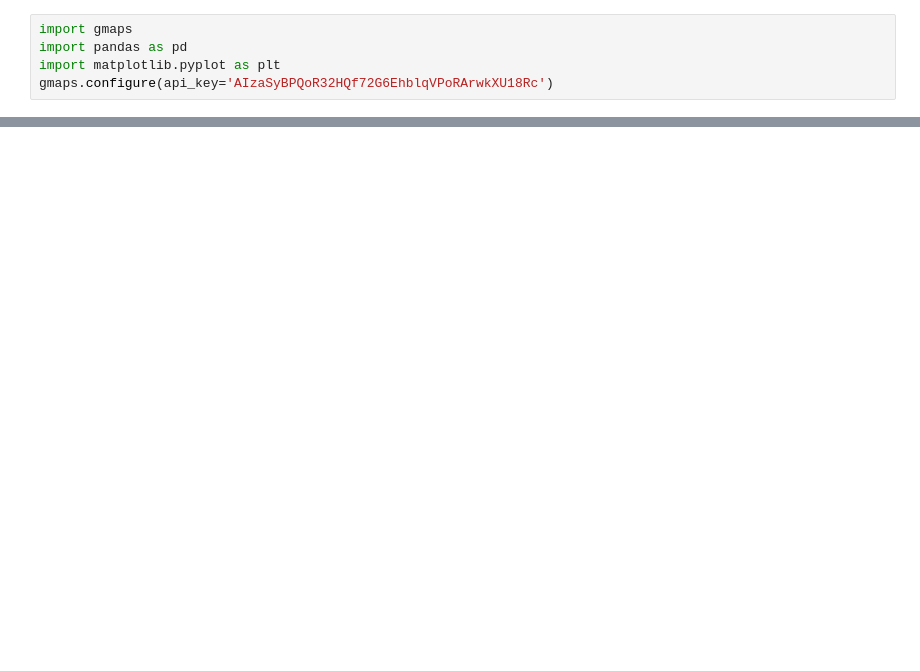
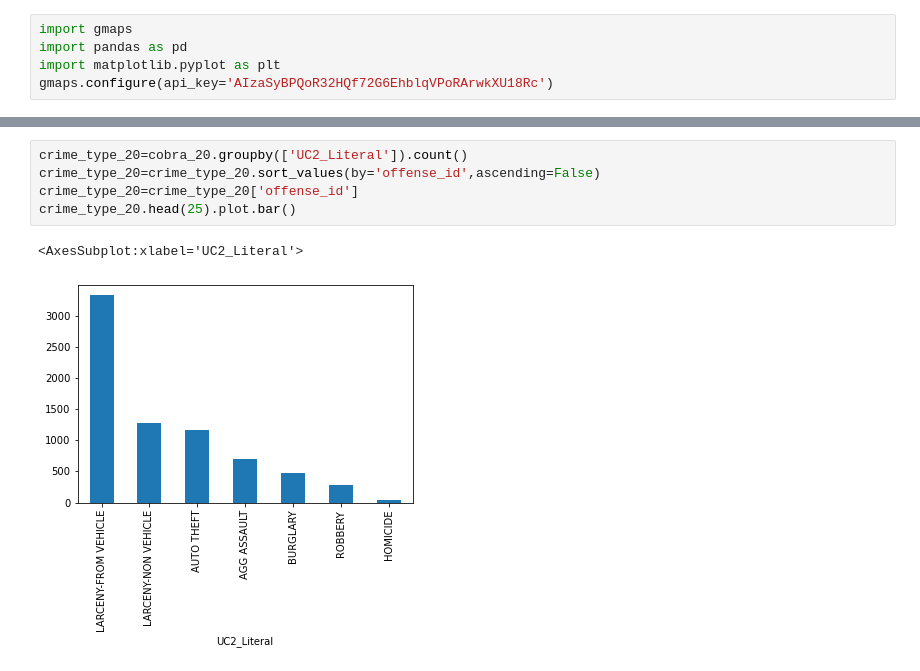
Before and after one commit to iiiramal/project-1-team-4, a Jupyter notebook: WhereIsTheMostCrime.ipynb, the cells around one changed output, grey strips where cells are left out. Cells and saved outputs as stored; diff of their text form; blank space fills up the shorter version.

```diff
--- a/WhereIsTheMostCrime.ipynb
+++ b/WhereIsTheMostCrime.ipynb
@@ -131,0 +140,8 @@ neighborhoods_21.head(25).plot.bar()
+# %%
+crime_type_20=cobra_20.groupby(['UC2_Literal']).count()
+crime_type_20=crime_type_20.sort_values(by='offense_id',ascending=False)
+crime_type_20=crime_type_20['offense_id']
+crime_type_20.head(25).plot.bar()
+# %% [output]
+<AxesSubplot:xlabel='UC2_Literal'>
+[figure, added]
```
Also changed, not shown: parts of 8 cells of this notebook, 9 other files.
